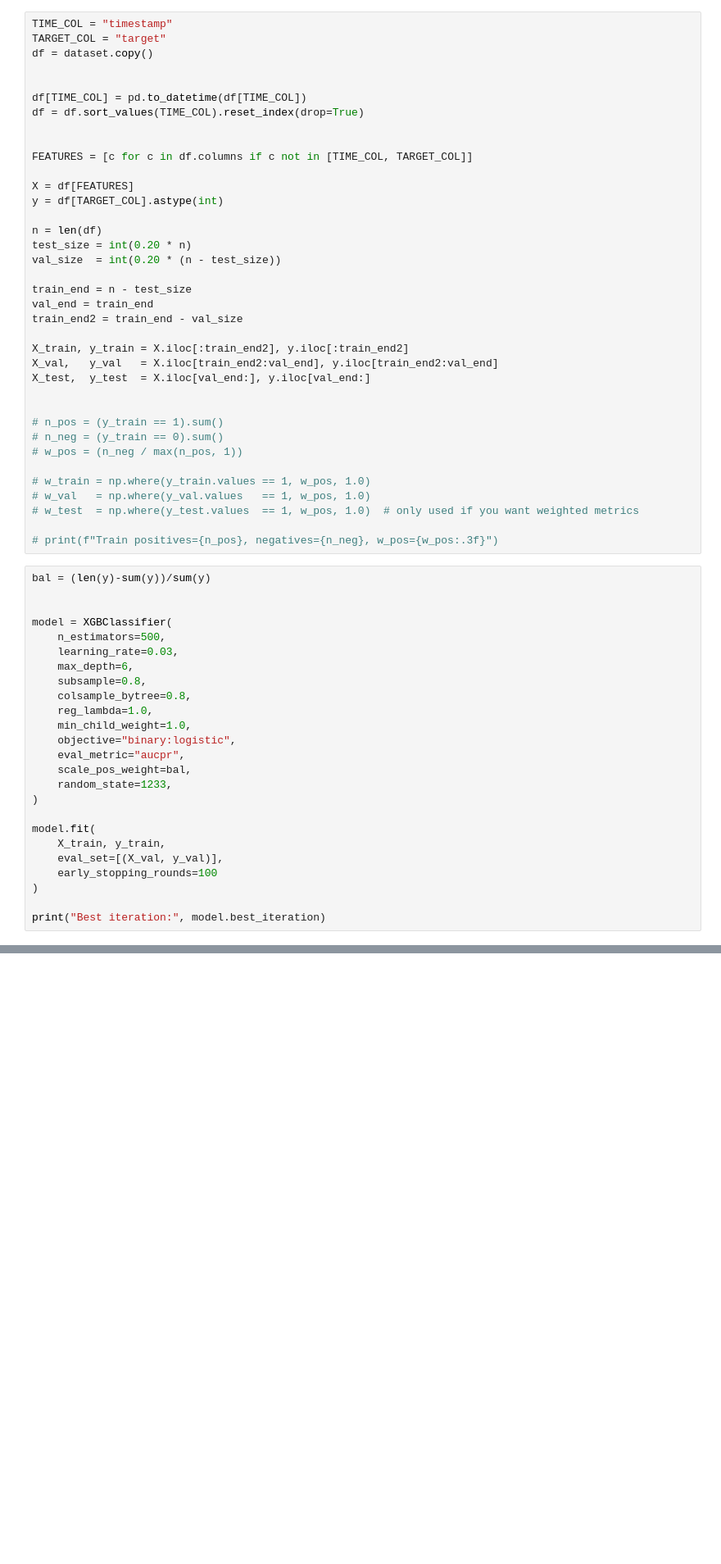
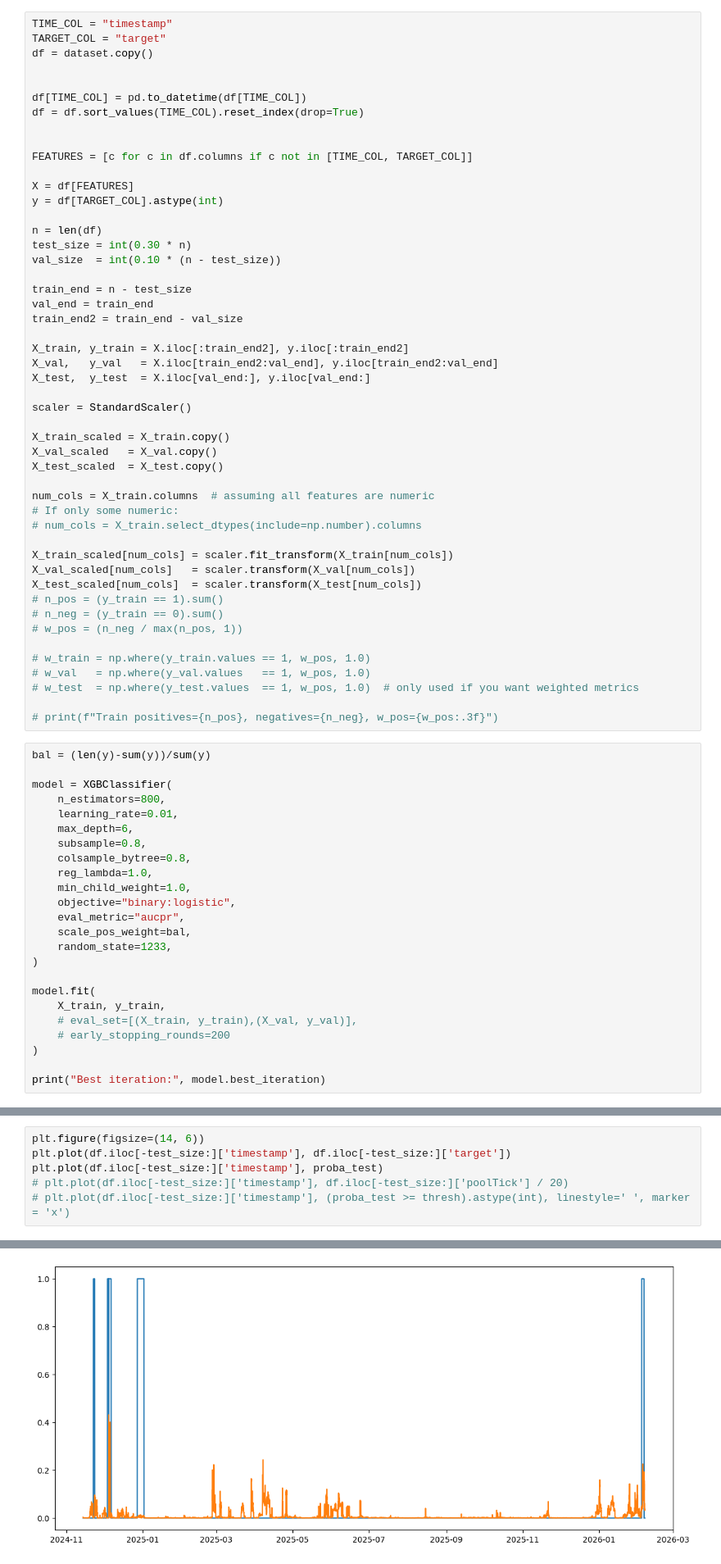
Before and after one commit to ochaff/stablecoin-depeg-forecast, a Jupyter notebook: xgboost.ipynb, the cells around one changed output, grey strips where cells are left out. Shown at 82% size. Cells and saved outputs as stored; diff of their text form; blank space fills up the shorter version.

```diff
--- a/xgboost.ipynb
+++ b/xgboost.ipynb
@@ -30,8 +41,8 @@ X = df[FEATURES]
 y = df[TARGET_COL].astype(int)
 
 n = len(df)
-test_size = int(0.20 * n)
-val_size  = int(0.20 * (n - test_size))
+test_size = int(0.30 * n)
+val_size  = int(0.10 * (n - test_size))
 
 train_end = n - test_size
 val_end = train_end
@@ -41,7 +52,19 @@ X_train, y_train = X.iloc[:train_end2], y.iloc[:train_end2]
 X_val,   y_val   = X.iloc[train_end2:val_end], y.iloc[train_end2:val_end]
 X_test,  y_test  = X.iloc[val_end:], y.iloc[val_end:]
 
+scaler = StandardScaler()
 
+X_train_scaled = X_train.copy()
+X_val_scaled   = X_val.copy()
+X_test_scaled  = X_test.copy()
+
+num_cols = X_train.columns  # assuming all features are numeric
+# If only some numeric:
+# num_cols = X_train.select_dtypes(include=np.number).columns
+
+X_train_scaled[num_cols] = scaler.fit_transform(X_train[num_cols])
+X_val_scaled[num_cols]   = scaler.transform(X_val[num_cols])
+X_test_scaled[num_cols]  = scaler.transform(X_test[num_cols])
 # n_pos = (y_train == 1).sum()
 # n_neg = (y_train == 0).sum()
 # w_pos = (n_neg / max(n_pos, 1))
@@ -54,10 +77,9 @@ X_test,  y_test  = X.iloc[val_end:], y.iloc[val_end:]
 # %%
 bal = (len(y)-sum(y))/sum(y)
 
-
 model = XGBClassifier(
-    n_estimators=500,
-    learning_rate=0.03,
+    n_estimators=800,
+    learning_rate=0.01,
     max_depth=6,
     subsample=0.8,
     colsample_bytree=0.8,
@@ -71,8 +93,8 @@ model = XGBClassifier(
 
 model.fit(
     X_train, y_train,
-    eval_set=[(X_val, y_val)],
-    early_stopping_rounds=100
+    # eval_set=[(X_train, y_train),(X_val, y_val)],
+    # early_stopping_rounds=200
 )
 
 print("Best iteration:", model.best_iteration)
@@ -119,0 +212,7 @@ plt.show()
+# %%
+plt.figure(figsize=(14, 6))
+plt.plot(df.iloc[-test_size:]['timestamp'], df.iloc[-test_size:]['target'])
+plt.plot(df.iloc[-test_size:]['timestamp'], proba_test)
+# plt.plot(df.iloc[-test_size:]['timestamp'], df.iloc[-test_size:]['poolTick'] / 20)
+# plt.plot(df.iloc[-test_size:]['timestamp'], (proba_test >= thresh).astype(int), linestyle=' ', marker = 'x')
+# %% [output]
@@ -120,2 +220,3 @@ plt.show()
+[figure, added]
 # %%
 X_explain = X_test.copy()
```
Also changed, not shown: parts of 12 cells of this notebook, 1 other file.
